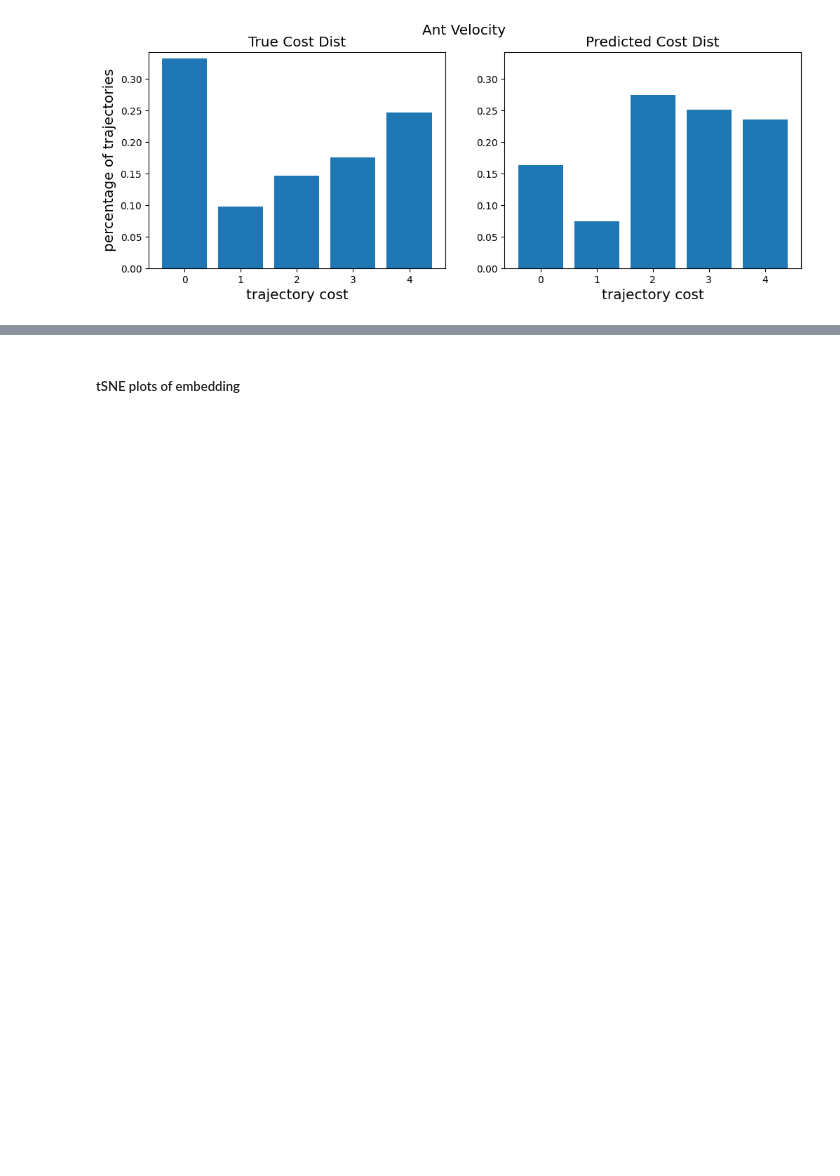
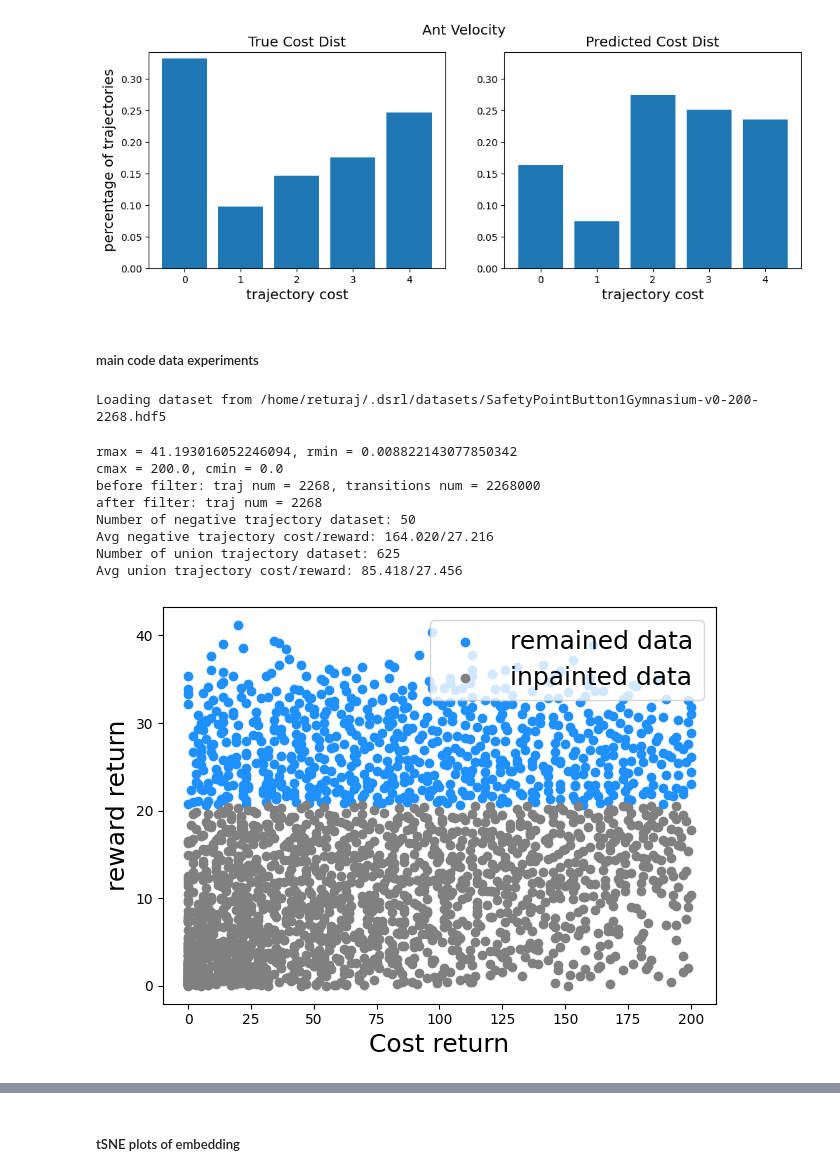
Before and after one commit to returaj/offline_mpc, a Jupyter notebook: dsrl_model/notebooks/check_cost_model.ipynb, the cells around one changed output, grey strips where cells are left out. Saved outputs shown, nothing was run; the diff lists cells and outputs as text; code cells hidden in the pictures; blank space fills up the shorter version.

```diff
--- a/dsrl_model/notebooks/check_cost_model.ipynb
+++ b/dsrl_model/notebooks/check_cost_model.ipynb
@@ -615,3 +650,29 @@ save_fig_path = f"{path}/{task_name}_dist.png"
 fig_dist.savefig(save_fig_path, format="png", bbox_inches='tight')
 # %%
 del pred_traj_cost, traj_reward, true_traj_cost, data
+# %% [markdown]
+##### main code data experiments
+# %%
+trajectory_cfg = {
+    "density": 1.0,
+    "target_cost": 25.0,
+    # ((low_cost, low_reward), (high_cost, low_reward), (medium_cost, high_reward))
+    "inpaint_ranges": ((0.0, 1.0, 0.0, 0.5),),
+    "num_negative_trajectories": 50,
+    "num_union_trajectories": -1,
+    "non_pref_noise": 0.0,
+}
+
+main_data = get_dataset_in_d4rl_format(env, trajectory_cfg, task, 1000)
+neg_data, union_data = get_neg_and_union_data_2(main_data, trajectory_cfg)
+# %% [output]
+Loading dataset from /home/returaj/.dsrl/datasets/SafetyPointButton1Gymnasium-v0-200-2268.hdf5
+rmax = 41.193016052246094, rmin = 0.008822143077850342
+cmax = 200.0, cmin = 0.0
+before filter: traj num = 2268, transitions num = 2268000
+after filter: traj num = 2268
+Number of negative trajectory dataset: 50
+Avg negative trajectory cost/reward: 164.020/27.216
+Number of union trajectory dataset: 625
+Avg union trajectory cost/reward: 85.418/27.456
+[figure, added]
```
Also changed, not shown: parts of 9 cells of this notebook.
